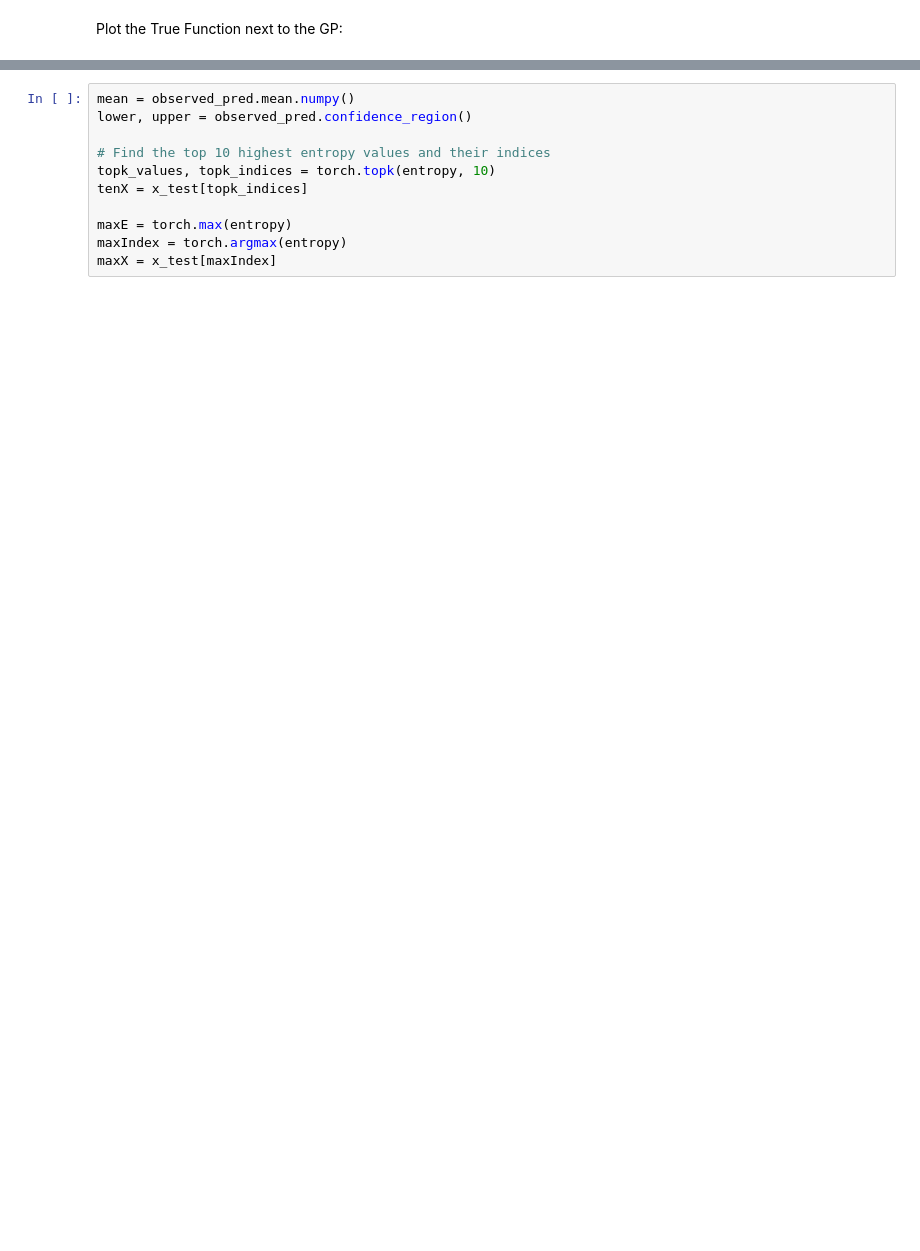
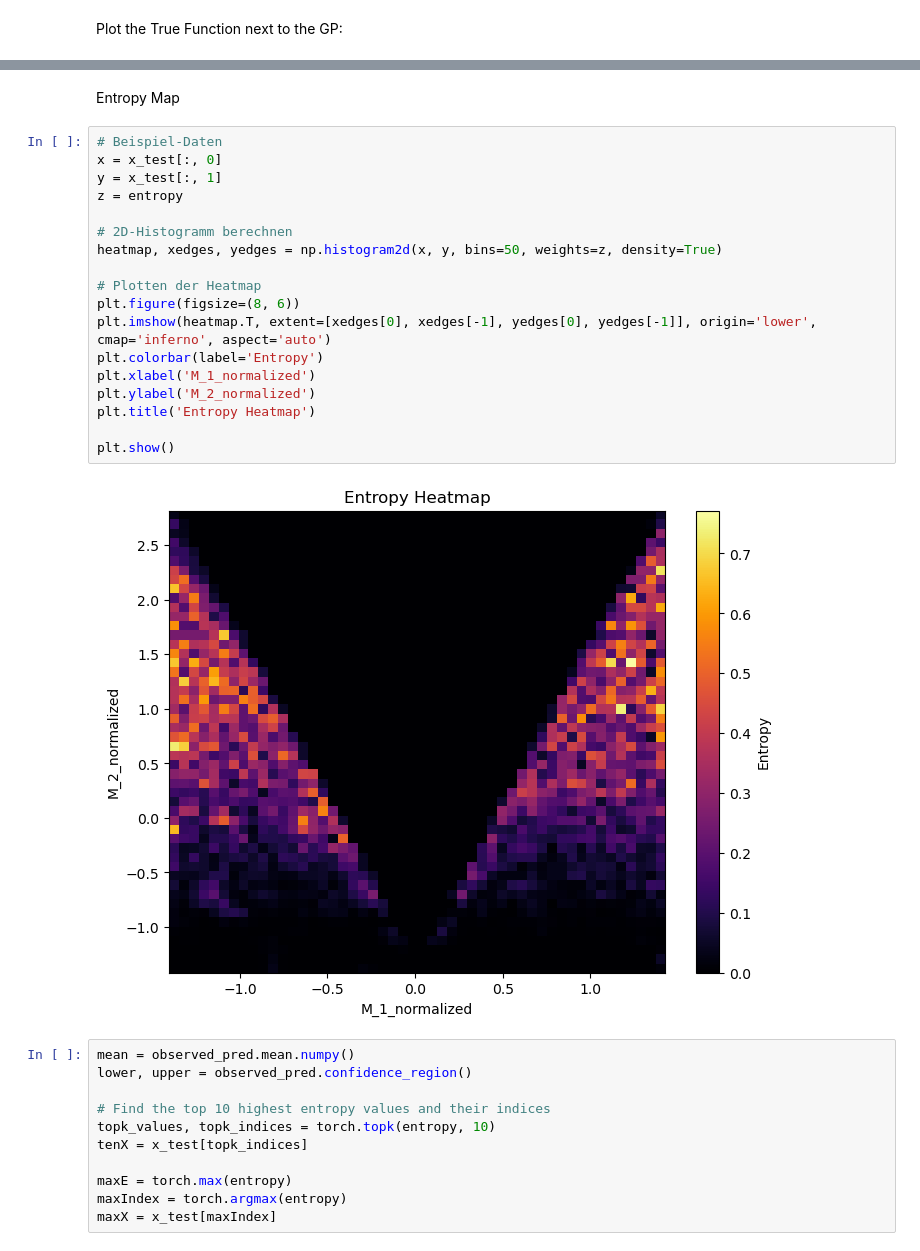
Before and after one commit to DomeVoss95/ActiveLearning_pMSSMwithGP, a Jupyter notebook: model/Toy_model2D.ipynb, the cells around one changed output, grey strips where cells are left out. Saved outputs shown, nothing was run; the diff lists cells and outputs as text; blank space fills up the shorter version.

```diff
--- a/model/Toy_model2D.ipynb
+++ b/model/Toy_model2D.ipynb
@@ -275,3 +285,25 @@ plt.show()
+# %% [markdown]
+Entropy Map
+# %%
+# Beispiel-Daten
+x = x_test[:, 0]
+y = x_test[:, 1]
+z = entropy
+
+# 2D-Histogramm berechnen
+heatmap, xedges, yedges = np.histogram2d(x, y, bins=50, weights=z, density=True)
+
+# Plotten der Heatmap
+plt.figure(figsize=(8, 6))
+plt.imshow(heatmap.T, extent=[xedges[0], xedges[-1], yedges[0], yedges[-1]], origin='lower', cmap='inferno', aspect='auto')
+plt.colorbar(label='Entropy')
+plt.xlabel('M_1_normalized')
+plt.ylabel('M_2_normalized')
+plt.title('Entropy Heatmap')
+
+plt.show()
+# %% [output]
+[figure, added]
 # %%
 mean = observed_pred.mean.numpy()
 lower, upper = observed_pred.confidence_region()
```
Also changed, not shown: parts of 18 cells of this notebook, 1 other file.
